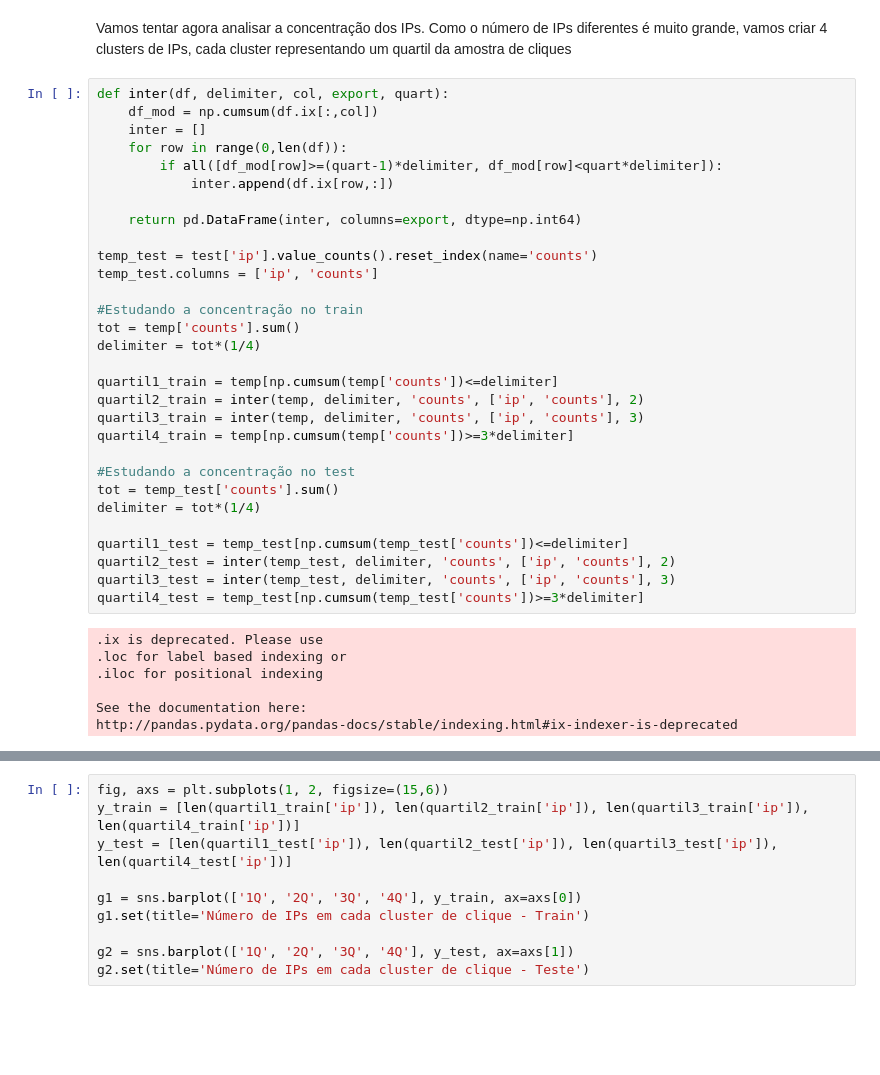
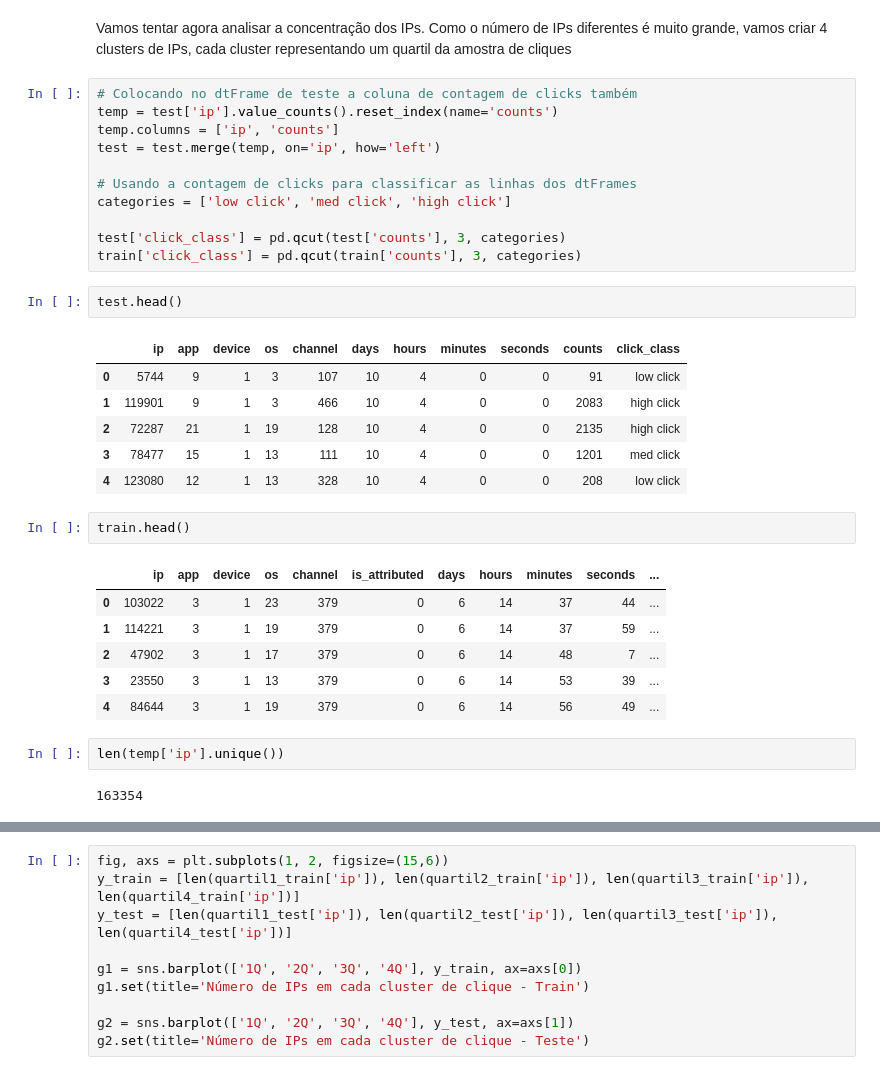
Before and after one commit to rgriva/Kaggle, a Jupyter notebook: EDA-A.ipynb, the cells around one changed output, grey strips where cells are left out. Saved outputs shown, nothing was run; the diff lists cells and outputs as text; blank space fills up the shorter version.

```diff
--- a/EDA-A.ipynb
+++ b/EDA-A.ipynb
@@ -220,40 +221,36 @@ Text(0.5,1,'Counts vs Tx de conversão')
 Vemos no gráfico acima que IPs que fazem muitos cliques de fato se convertem em downloads em uma taxa muito menor do que IPs que fazem poucous cliques. Acreditamos que essa relação possa ser utilizada na fase de construção do modelo preditivo.
 # %% [markdown]
 Vamos tentar agora analisar a concentração dos IPs. Como o número de IPs diferentes é muito grande, vamos criar 4 clusters de IPs, cada cluster representando um quartil da amostra de cliques
-# %%
-def inter(df, delimiter, col, export, quart):
-    df_mod = np.cumsum(df.ix[:,col])
-    inter = []
-    for row in range(0,len(df)):
-        if all([df_mod[row]>=(quart-1)*delimiter, df_mod[row]<quart*delimiter]):
-            inter.append(df.ix[row,:])
-
-    return pd.DataFrame(inter, columns=export, dtype=np.int64)
-
-temp_test = test['ip'].value_counts().reset_index(name='counts')
-temp_test.columns = ['ip', 'counts']
-
-#Estudando a concentração no train
-tot = temp['counts'].sum()
-delimiter = tot*(1/4)
-
-quartil1_train = temp[np.cumsum(temp['counts'])<=delimiter]
-quartil2_train = inter(temp, delimiter, 'counts', ['ip', 'counts'], 2)
-quartil3_train = inter(temp, delimiter, 'counts', ['ip', 'counts'], 3)
-quartil4_train = temp[np.cumsum(temp['counts'])>=3*delimiter]
-
-#Estudando a concentração no test
-tot = temp_test['counts'].sum()
-delimiter = tot*(1/4)
-
-quartil1_test = temp_test[np.cumsum(temp_test['counts'])<=delimiter]
-quartil2_test = inter(temp_test, delimiter, 'counts', ['ip', 'counts'], 2)
-quartil3_test = inter(temp_test, delimiter, 'counts', ['ip', 'counts'], 3)
-quartil4_test = temp_test[np.cumsum(temp_test['counts'])>=3*delimiter]
-# %% [output]
-.ix is deprecated. Please use
-.loc for label based indexing or
-.iloc for positional indexing
-
-See the documentation here:
-http://pandas.pydata.org/pandas-docs/stable/indexing.html#ix-indexer-is-deprecated
+# %%
+# Colocando no dtFrame de teste a coluna de contagem de clicks também
+temp = test['ip'].value_counts().reset_index(name='counts')
+temp.columns = ['ip', 'counts']
+test = test.merge(temp, on='ip', how='left')
+
+# Usando a contagem de clicks para classificar as linhas dos dtFrames
+categories = ['low click', 'med click', 'high click']
+
+test['click_class'] = pd.qcut(test['counts'], 3, categories)
+train['click_class'] = pd.qcut(train['counts'], 3, categories)
+# %%
+test.head()
+# %% [output]
+|  | ip | app | device | os | channel | days | hours | minutes | seconds | counts | click_class |
+| 0 | 5744 | 9 | 1 | 3 | 107 | 10 | 4 | 0 | 0 | 91 | low click |
+| 1 | 119901 | 9 | 1 | 3 | 466 | 10 | 4 | 0 | 0 | 2083 | high click |
+| 2 | 72287 | 21 | 1 | 19 | 128 | 10 | 4 | 0 | 0 | 2135 | high click |
+| 3 | 78477 | 15 | 1 | 13 | 111 | 10 | 4 | 0 | 0 | 1201 | med click |
+| 4 | 123080 | 12 | 1 | 13 | 328 | 10 | 4 | 0 | 0 | 208 | low click |
+# %%
+train.head()
+# %% [output]
+|  | ip | app | device | os | channel | is_attributed | days | hours | minutes | seconds | ... |
+| 0 | 103022 | 3 | 1 | 23 | 379 | 0 | 6 | 14 | 37 | 44 | ... |
+| 1 | 114221 | 3 | 1 | 19 | 379 | 0 | 6 | 14 | 37 | 59 | ... |
+| 2 | 47902 | 3 | 1 | 17 | 379 | 0 | 6 | 14 | 48 | 7 | ... |
+| 3 | 23550 | 3 | 1 | 13 | 379 | 0 | 6 | 14 | 53 | 39 | ... |
+| 4 | 84644 | 3 | 1 | 19 | 379 | 0 | 6 | 14 | 56 | 49 | ... |
+# %%
+len(temp['ip'].unique())
+# %% [output]
+163354
```
Also changed, not shown: parts of 6 cells of this notebook.
